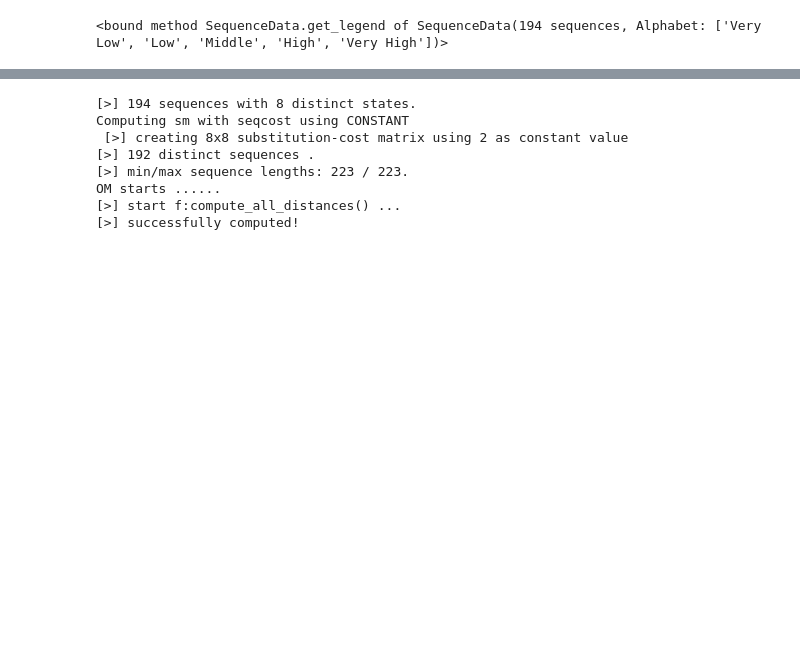
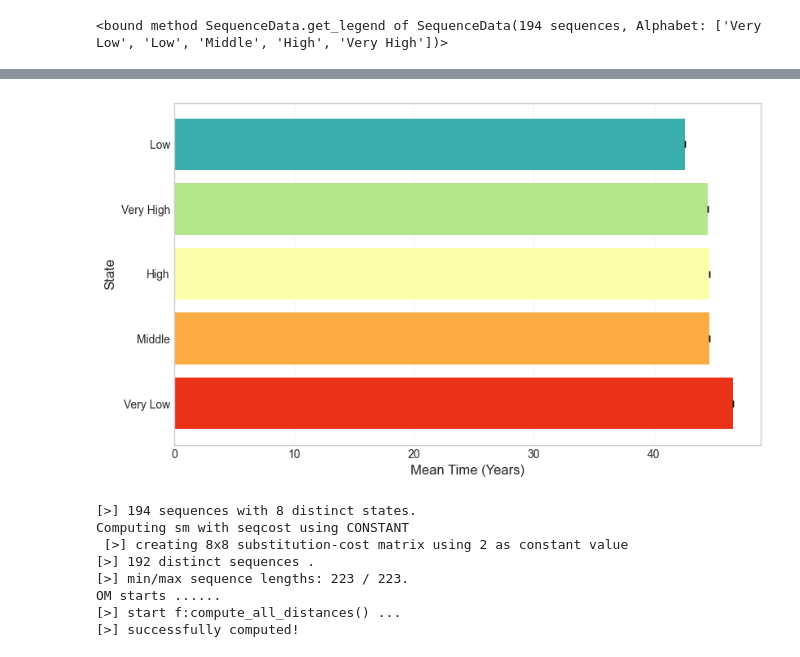
Before and after one commit to Liang-Team/Sequenzo, a Jupyter notebook: Tutorials/01_quickstart.ipynb, the cells around one changed output, grey strips where cells are left out. Saved outputs shown, nothing was run; the diff lists cells and outputs as text; code cells hidden in the pictures; blank space fills up the shorter version.

```diff
--- a/Tutorials/01_quickstart.ipynb
+++ b/Tutorials/01_quickstart.ipynb
@@ -164,3 +152,9 @@ AttributeError: 'SequenceData' object has no attribute 'var'
+# %%
+from sequenzo.visualization import plot_mean_time
+
+plot_mean_time(sequence_data)
+# %% [output]
+[figure, added]
 # %%
 # %% [output]
 [>] 194 sequences with 8 distinct states.
```
Also changed, not shown: parts of 9 cells of this notebook, 10 other files.
